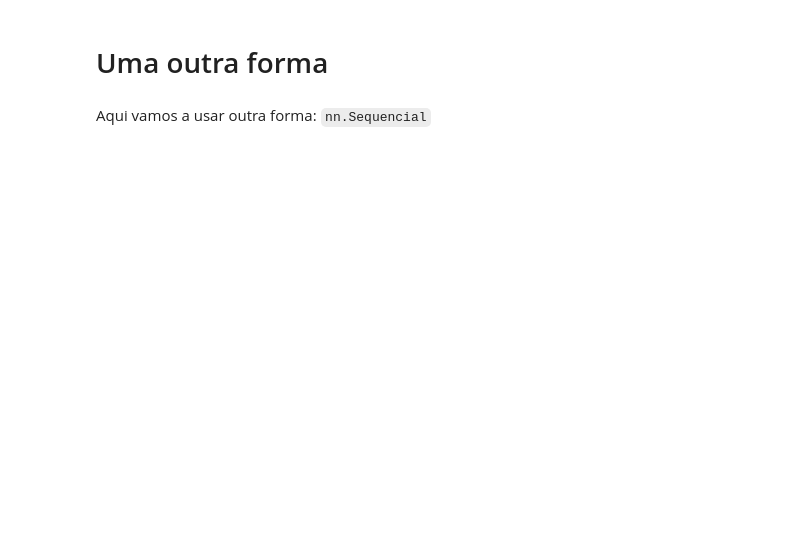
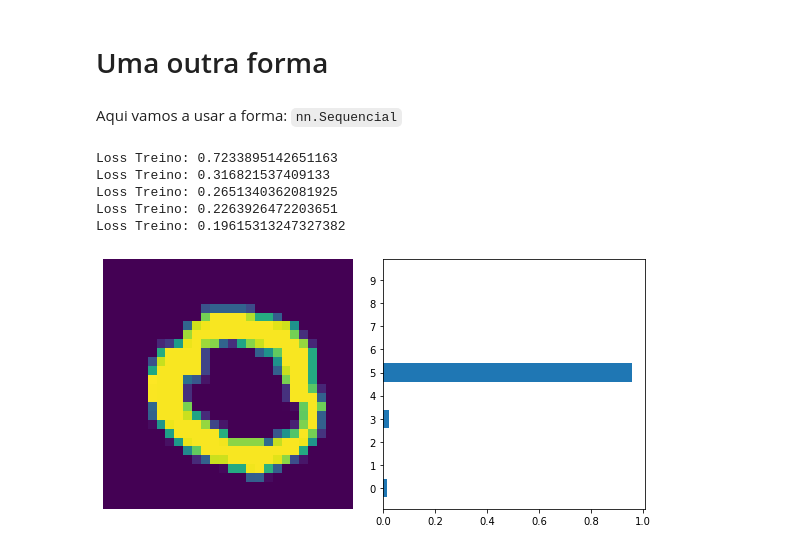
Before and after one commit to EddyGiusepe/Pytorch_Deep_Learning, a Jupyter notebook: Pytorch_Deep_Learning.ipynb, the cells around one changed output. Cells and saved outputs as stored; diff of their text form; code cells hidden in the pictures; blank space fills up the shorter version.

```diff
--- a/Pytorch_Deep_Learning.ipynb
+++ b/Pytorch_Deep_Learning.ipynb
@@ -251,4 +235,79 @@ plt.tight_layout()
 # %% [markdown]
 # Uma outra forma
 # %% [markdown]
-Aqui vamos a usar outra forma: ``nn.Sequencial``
+Aqui vamos a usar a forma: ``nn.Sequencial``
+# %%
+from torch import nn
+from torch import optim
+
+
+model = nn.Sequential(nn.Linear(784, 128),
+                      nn.ReLU(),
+                      nn.Linear(128, 64),
+                      nn.ReLU(),
+                      nn.Linear(64, 10),
+                      nn.LogSoftmax(dim=1))
+
+
+criterion = nn.NLLLoss()
+optimizer = optim.SGD(model.parameters(), lr=0.003)
+
+epochs = 5
+
+for e in range(epochs):
+  running_loss = 0
+  for images, labels in trainloader:
+    # Flatten  MNIST images into a 784 long vector
+    images = images.view(images.shape[0], -1) # Para a dimensão de nossa rede (transformar a imagem)
+
+    # Quando tens iterações de backpropagation com os mesmos parâmetros, os gradientes são acumulados
+    # Por isso precisamos zerar os gradientes em cada passagem de TREINAMENTO ou você manterá os gradientes dos batches de treinamento anteriores
+    optimizer.zero_grad()  # Zeramos para não acumular. Por exemplo: Na hora de aplicar o Backpropagation
+
+    output = model.forward(images)
+    loss = criterion(output, labels)
+    loss.backward() # É nossa backpropagation
+    optimizer.step()
+
+    running_loss += loss.item()
+
+  else:
+    print(f"Loss Treino: {running_loss/len(trainloader)}")
+# %% [output]
+Loss Treino: 0.7233895142651163
+Loss Treino: 0.316821537409133
+Loss Treino: 0.2651340362081925
+Loss Treino: 0.2263926472203651
+Loss Treino: 0.19615313247327382
+# %%
+img = images[0].view(1, 784)
+
+def show_classes(image, ps):
+
+  ps = ps.data.numpy().squeeze()
+
+  fig, (ax1, ax2) = plt.subplots(figsize = (8, 4), ncols=2)
+  ax1.imshow(img.resize_(1, 28, 28).numpy().squeeze())
+  ax1.axis('off')
+  ax2.barh(np.arange(10), ps)
+  ax2.set_yticks(np.arange(10))
+  ax2.set_yticklabels(np.arange(10))
+
+  plt.tight_layout()
+
+
+images, labels = next(iter(trainloader))
+
+image = images[0].view(1, 784)
+
+with torch.no_grad():
+  logs = model(image)
+
+# A saída da rede são probabilidades logarítmicas
+# Precisamos transforma-las em exponenciais para dar probabilidades
+p = torch.exp(logs)
+
+
+show_classes(image, p)
+# %% [output]
+[figure, added]
```
Also changed, not shown: parts of 6 cells of this notebook.
